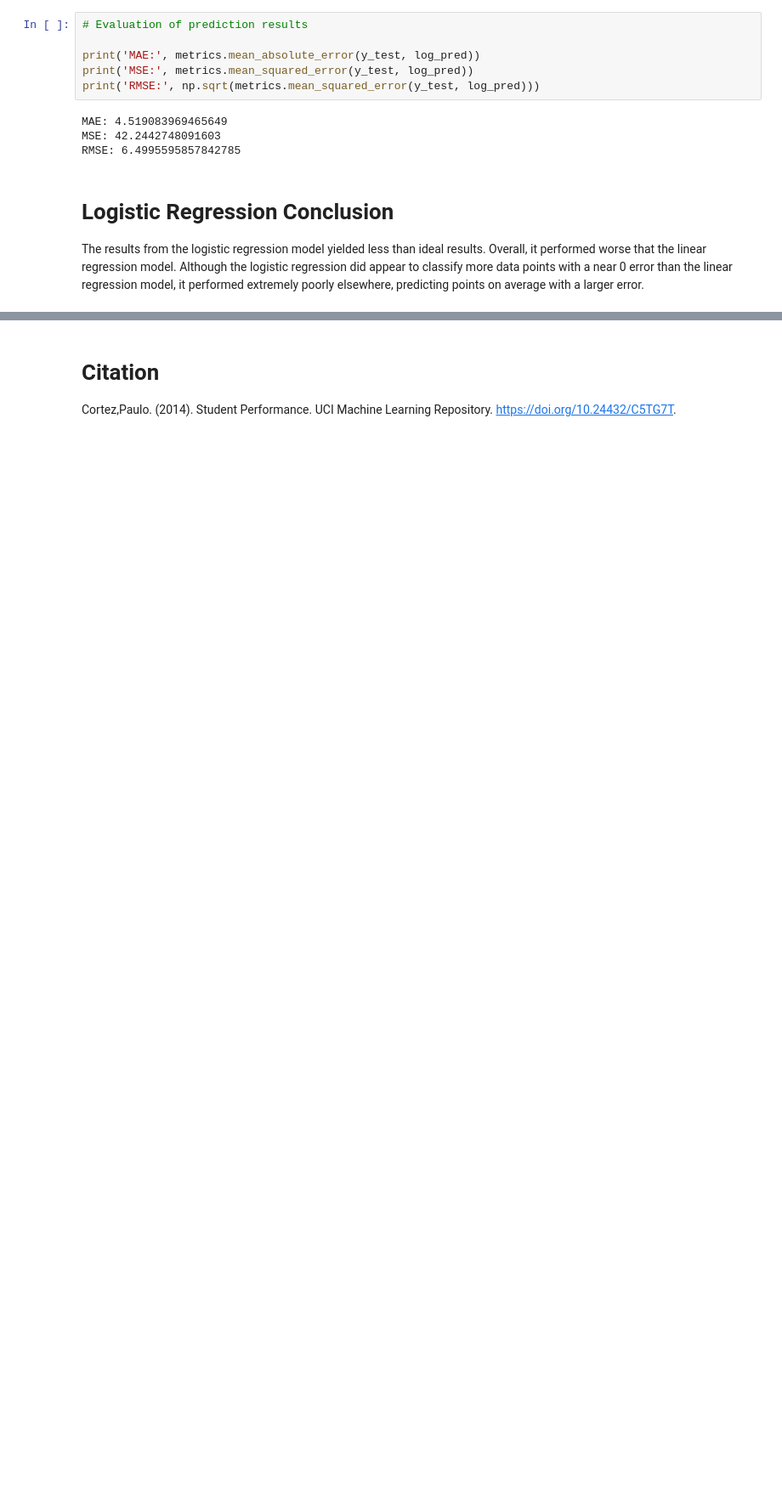
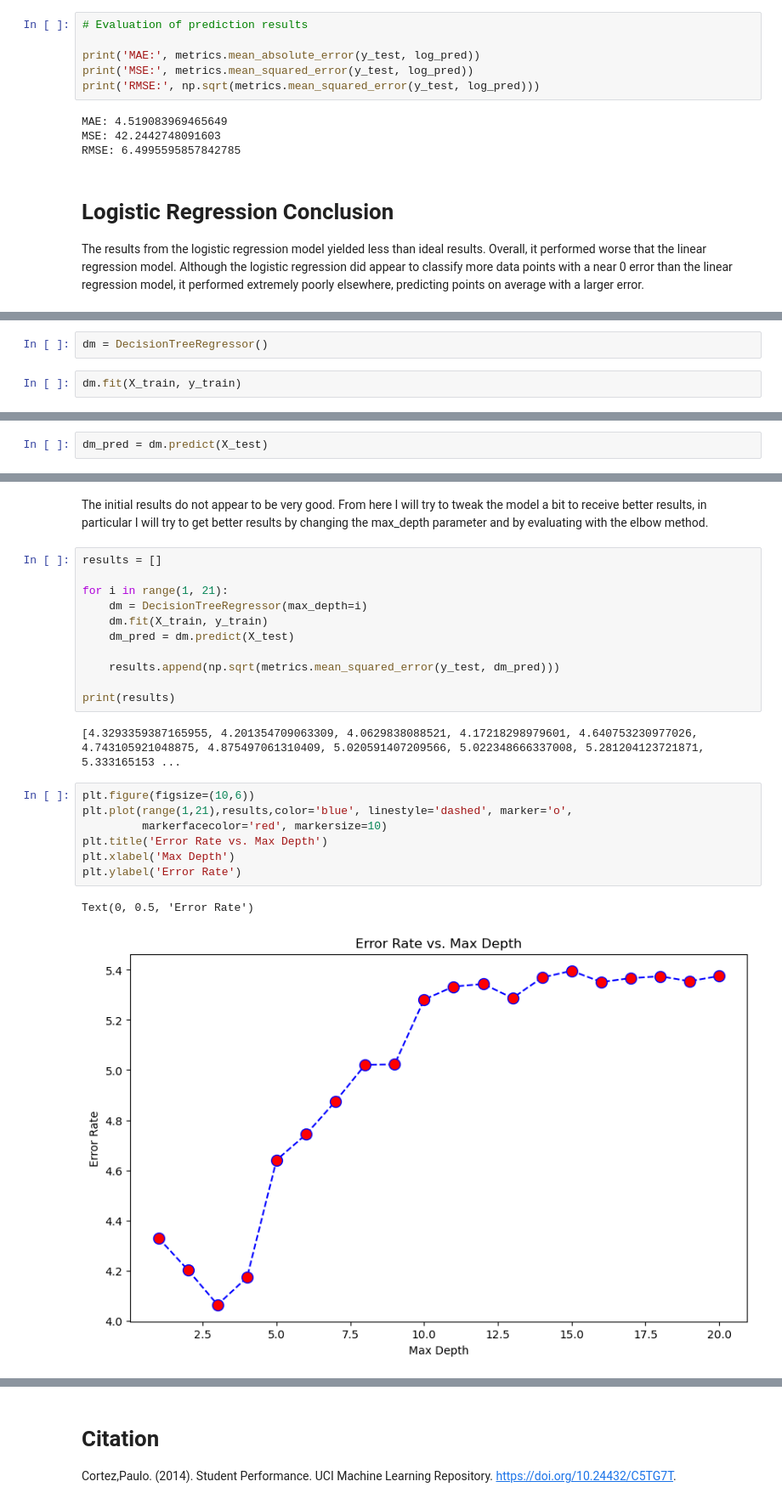
Before and after one commit to ZhangDev1/ML_Projects, a Jupyter notebook: PredictStudentPerformance/PredictStudentPerformance.ipynb, the cells around one changed output, grey strips where cells are left out. Shown at 85% size. Saved outputs shown, nothing was run; the diff lists cells and outputs as text; blank space fills up the shorter version.

Commit message:
Adding Decision Tree Model

```diff
--- a/PredictStudentPerformance/PredictStudentPerformance.ipynb
+++ b/PredictStudentPerformance/PredictStudentPerformance.ipynb
@@ -283,0 +288,4 @@ The results from the logistic regression model yielded less than ideal results.
+# %%
+dm = DecisionTreeRegressor()
+# %%
+dm.fit(X_train, y_train)
@@ -283,0 +294,2 @@ The results from the logistic regression model yielded less than ideal results.
+# %%
+dm_pred = dm.predict(X_test)
@@ -283,0 +306,25 @@ The results from the logistic regression model yielded less than ideal results.
+# %% [markdown]
+The initial results do not appear to be very good. From here I will try to tweak the model a bit to receive better results, in particular I will try to get better results by changing the max_depth parameter and by evaluating with the elbow method.
+# %%
+results = []
+
+for i in range(1, 21):
+    dm = DecisionTreeRegressor(max_depth=i)
+    dm.fit(X_train, y_train)
+    dm_pred = dm.predict(X_test)
+
+    results.append(np.sqrt(metrics.mean_squared_error(y_test, dm_pred)))
+
+print(results)
+# %% [output]
+[4.3293359387165955, 4.201354709063309, 4.0629838088521, 4.17218298979601, 4.640753230977026, 4.743105921048875, 4.875497061310409, 5.020591407209566, 5.022348666337008, 5.281204123721871, 5.333165153 ...
+# %%
+plt.figure(figsize=(10,6))
+plt.plot(range(1,21),results,color='blue', linestyle='dashed', marker='o',
+         markerfacecolor='red', markersize=10)
+plt.title('Error Rate vs. Max Depth')
+plt.xlabel('Max Depth')
+plt.ylabel('Error Rate')
+# %% [output]
+Text(0, 0.5, 'Error Rate')
+[figure, added]
```
Also changed, not shown: parts of 9 cells of this notebook.
